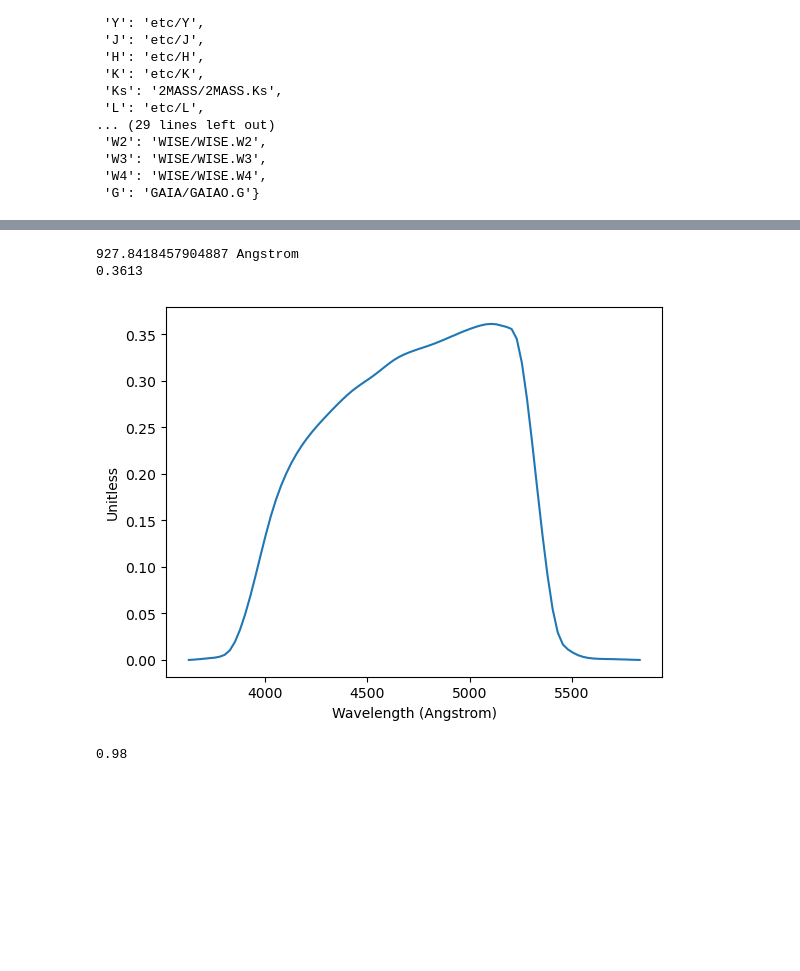
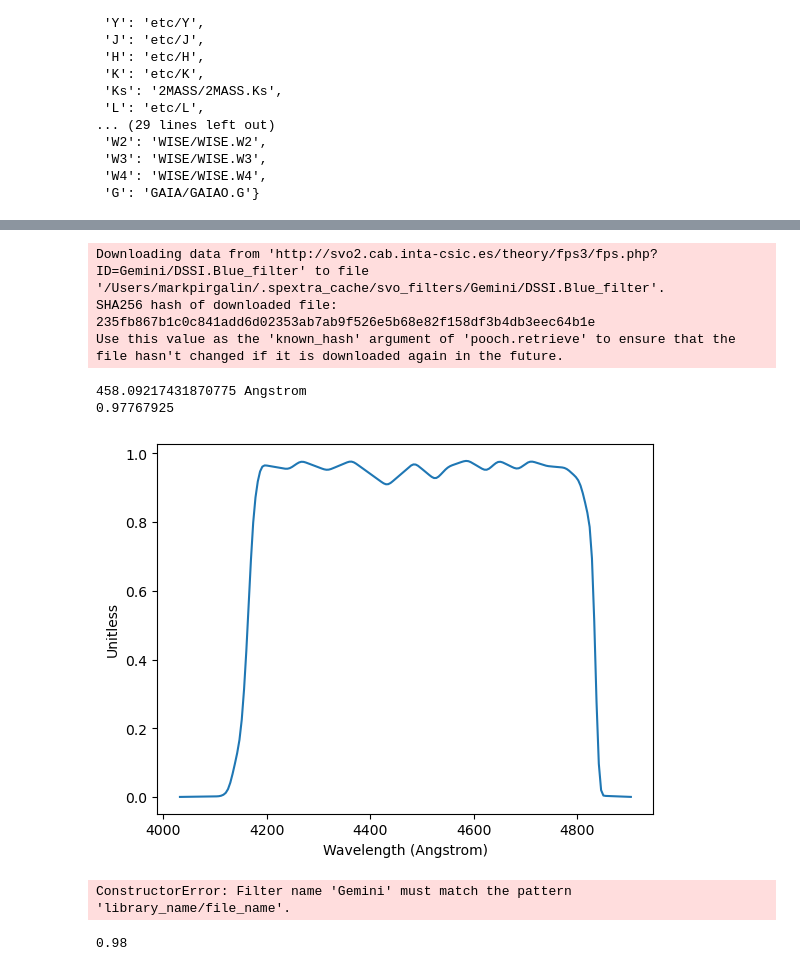
Before and after one commit to pirgalim/Glenlea-ETC, a Jupyter notebook: notebooks/Spextra testing.ipynb, the cells around one changed output, grey strips where cells are left out. Cells and saved outputs as stored; diff of their text form; code cells hidden in the pictures; blank space fills up the shorter version.

Commit message:
spextra testing

```diff
--- a/notebooks/Spextra testing.ipynb
+++ b/notebooks/Spextra testing.ipynb
@@ -98,13 +99,20 @@ $0.8967 \; \mathrm{}$
 # %%
-g = Passband('g')
+g = Passband('Gemini/DSSI.Blue_filter')
 g.equivwidth()
 print(g.fwhm())
 print(g.tpeak())
 g.plot()
 # %% [output]
-927.8418457904887 Angstrom
-0.3613
+Downloading data from 'http://svo2.cab.inta-csic.es/theory/fps3/fps.php?ID=Gemini/DSSI.Blue_filter' to file '/Users/markpirgalin/.spextra_cache/svo_filters/Gemini/DSSI.Blue_filter'.
+SHA256 hash of downloaded file: 235fb867b1c0c841add6d02353ab7ab9f526e5b68e82f158df3b4db3eec64b1e
+Use this value as the 'known_hash' argument of 'pooch.retrieve' to ensure that the file hasn't changed if it is downloaded again in the future.
+458.09217431870775 Angstrom
+0.97767925
-[figure, old version]
+[figure, new version]
+# %%
+print(Passband(library="Gemini"))
+# %% [output]
+ConstructorError: Filter name 'Gemini' must match the pattern 'library_name/file_name'.
 # %%
 halpha = Passband.gaussian(6563, 0.3, 0.98)
 print(halpha.tpeak())
```
Also changed, not shown: parts of 7 cells of this notebook, 1 other file.
